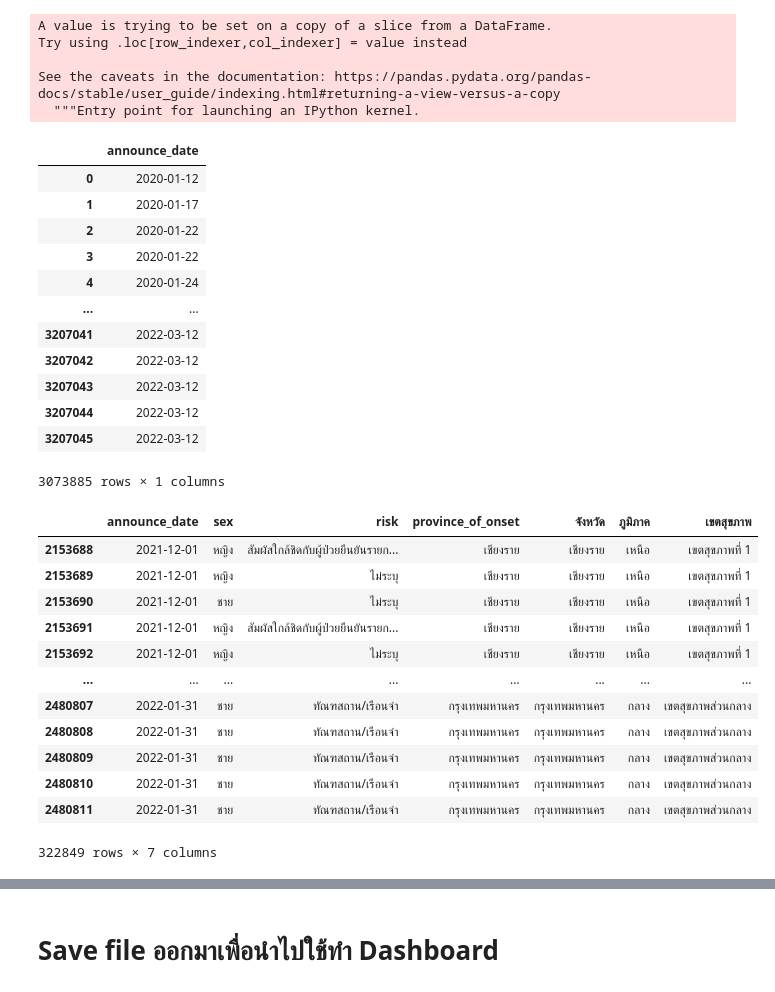
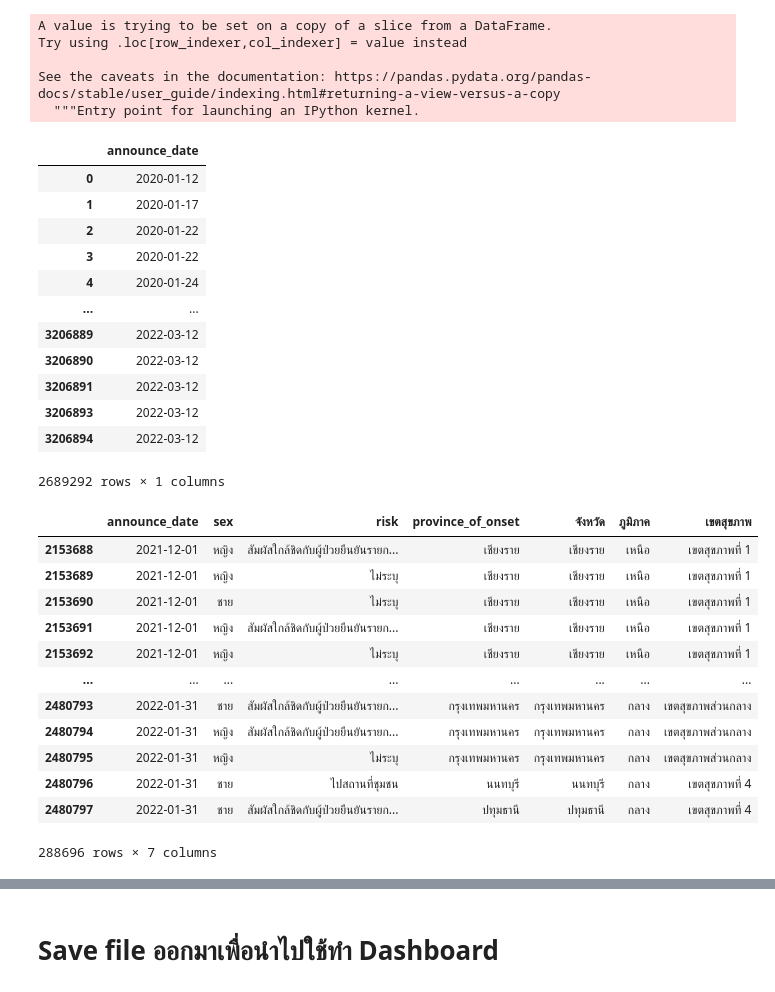
Before and after one commit to kittimaxz/data_viz_2022, a Jupyter notebook: Project.ipynb, the cells around one changed output, grey strips where cells are left out. Cells and saved outputs as stored; diff of their text form; code cells hidden in the pictures.

```diff
--- a/Project.ipynb
+++ b/Project.ipynb
@@ -314,5 +309,5 @@ dtype: object
 # %%
-data_covid[['sex']] = data_covid[['sex']].fillna(value={'sex':'หญิง'}) # แทนค่า mode ในค่า missing
+data_covid[['sex']] = data_covid[['sex']].fillna(value={'sex':'ไม่ระบุ'}) # แทนค่า mode ในค่า missing
 data_covid[['sex']]
 # %% [output]
 |  | sex |
@@ -477,5 +467,5 @@ dtype: object
 # %%
-data_covid[['province_of_onset']] = data_covid[['province_of_onset']].fillna(value={'province_of_onset':'กรุงเทพมหานคร'}) # แทนค่า mode ในค่า missing
+data_covid[['province_of_onset']] = data_covid[['province_of_onset']].fillna(value={'province_of_onset':'ไม่ระบุ'}) # แทนค่า mode ในค่า missing
 data_covid[['province_of_onset']]
 # %% [output]
 |  | province_of_onset |
@@ -1078,26 +1068,26 @@ data_project[['announce_date']]
 | 3 | 2020-01-22 |
 | 4 | 2020-01-24 |
 | ... | ... |
-| 3207041 | 2022-03-12 |
-| 3207042 | 2022-03-12 |
-| 3207043 | 2022-03-12 |
-| 3207044 | 2022-03-12 |
-| 3207045 | 2022-03-12 |
+| 3206889 | 2022-03-12 |
+| 3206890 | 2022-03-12 |
+| 3206891 | 2022-03-12 |
+| 3206893 | 2022-03-12 |
+| 3206894 | 2022-03-12 |
-3073885 rows × 1 columns
+2689292 rows × 1 columns
 # %%
-data_dashboard = data_project[(data_project['announce_date']>='2021-12-01') & (data_project['announce_date']<='2022-01-31')]
-data_dashboard
+data_11221_31122 = data_project[(data_project['announce_date']>='2021-12-01') & (data_project['announce_date']<='2022-01-31')]
+data_11221_31122
 # %% [output]
 |  | announce_date | sex | risk | province_of_onset | จังหวัด | ภูมิภาค | เขตสุขภาพ |
 | 2153688 | 2021-12-01 | หญิง | สัมผัสใกล้ชิดกับผู้ป่วยยืนยันรายก... | เชียงราย | เชียงราย | เหนือ | เขตสุขภาพที่ 1 |
 | 2153689 | 2021-12-01 | หญิง | ไม่ระบุ | เชียงราย | เชียงราย | เหนือ | เขตสุขภาพที่ 1 |
 | 2153690 | 2021-12-01 | ชาย | ไม่ระบุ | เชียงราย | เชียงราย | เหนือ | เขตสุขภาพที่ 1 |
 | 2153691 | 2021-12-01 | หญิง | สัมผัสใกล้ชิดกับผู้ป่วยยืนยันรายก... | เชียงราย | เชียงราย | เหนือ | เขตสุขภาพที่ 1 |
 | 2153692 | 2021-12-01 | หญิง | ไม่ระบุ | เชียงราย | เชียงราย | เหนือ | เขตสุขภาพที่ 1 |
 | ... | ... | ... | ... | ... | ... | ... | ... |
-| 2480807 | 2022-01-31 | ชาย | ทัณฑสถาน/เรือนจำ | กรุงเทพมหานคร | กรุงเทพมหานคร | กลาง | เขตสุขภาพส่วนกลาง |
-| 2480808 | 2022-01-31 | ชาย | ทัณฑสถาน/เรือนจำ | กรุงเทพมหานคร | กรุงเทพมหานคร | กลาง | เขตสุขภาพส่วนกลาง |
-| 2480809 | 2022-01-31 | ชาย | ทัณฑสถาน/เรือนจำ | กรุงเทพมหานคร | กรุงเทพมหานคร | กลาง | เขตสุขภาพส่วนกลาง |
-| 2480810 | 2022-01-31 | ชาย | ทัณฑสถาน/เรือนจำ | กรุงเทพมหานคร | กรุงเทพมหานคร | กลาง | เขตสุขภาพส่วนกลาง |
-| 2480811 | 2022-01-31 | ชาย | ทัณฑสถาน/เรือนจำ | กรุงเทพมหานคร | กรุงเทพมหานคร | กลาง | เขตสุขภาพส่วนกลาง |
+| 2480793 | 2022-01-31 | ชาย | สัมผัสใกล้ชิดกับผู้ป่วยยืนยันรายก... | กรุงเทพมหานคร | กรุงเทพมหานคร | กลาง | เขตสุขภาพส่วนกลาง |
+| 2480794 | 2022-01-31 | หญิง | สัมผัสใกล้ชิดกับผู้ป่วยยืนยันรายก... | กรุงเทพมหานคร | กรุงเทพมหานคร | กลาง | เขตสุขภาพส่วนกลาง |
+| 2480795 | 2022-01-31 | หญิง | ไม่ระบุ | กรุงเทพมหานคร | กรุงเทพมหานคร | กลาง | เขตสุขภาพส่วนกลาง |
+| 2480796 | 2022-01-31 | ชาย | ไปสถานที่ชุมชน | นนทบุรี | นนทบุรี | กลาง | เขตสุขภาพที่ 4 |
+| 2480797 | 2022-01-31 | ชาย | สัมผัสใกล้ชิดกับผู้ป่วยยืนยันรายก... | ปทุมธานี | ปทุมธานี | กลาง | เขตสุขภาพที่ 4 |
-322849 rows × 7 columns
+288696 rows × 7 columns
```
Also changed, not shown: parts of 18 cells of this notebook.
